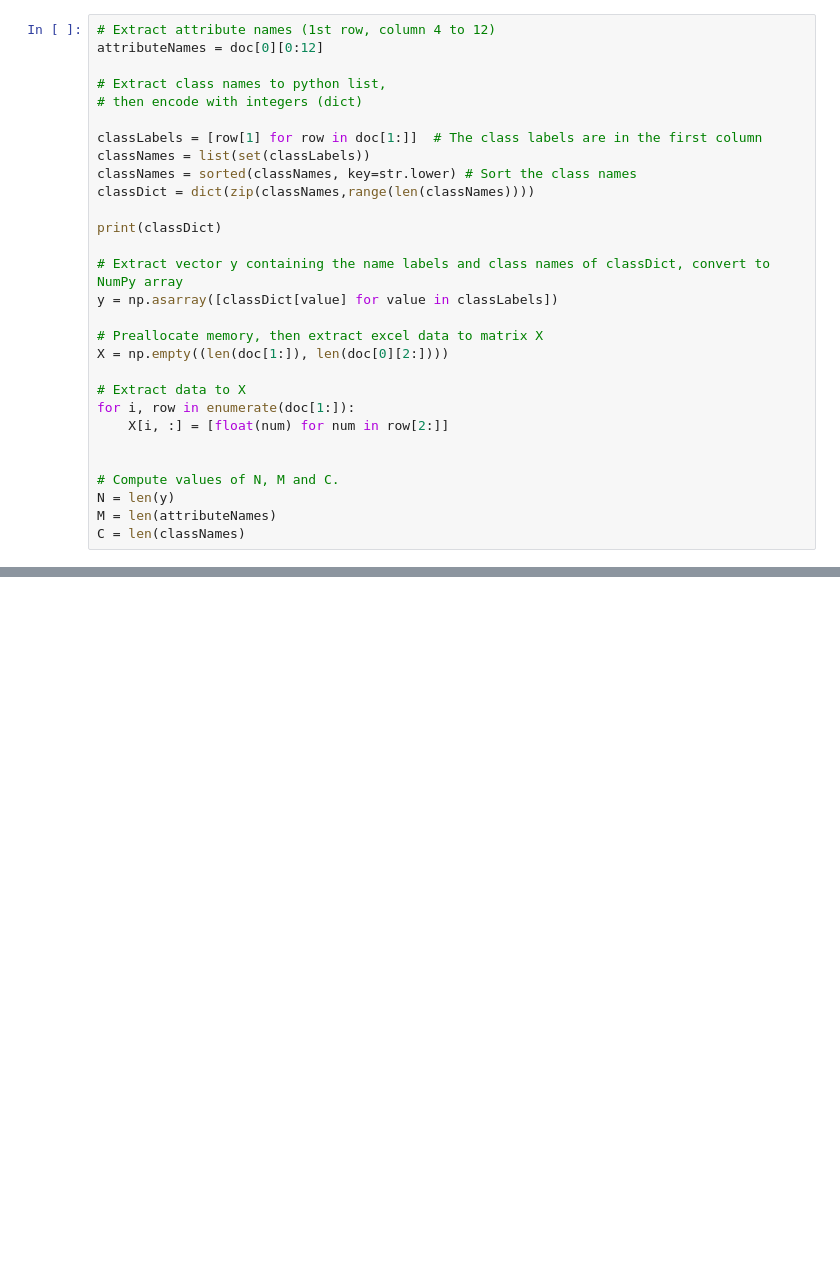
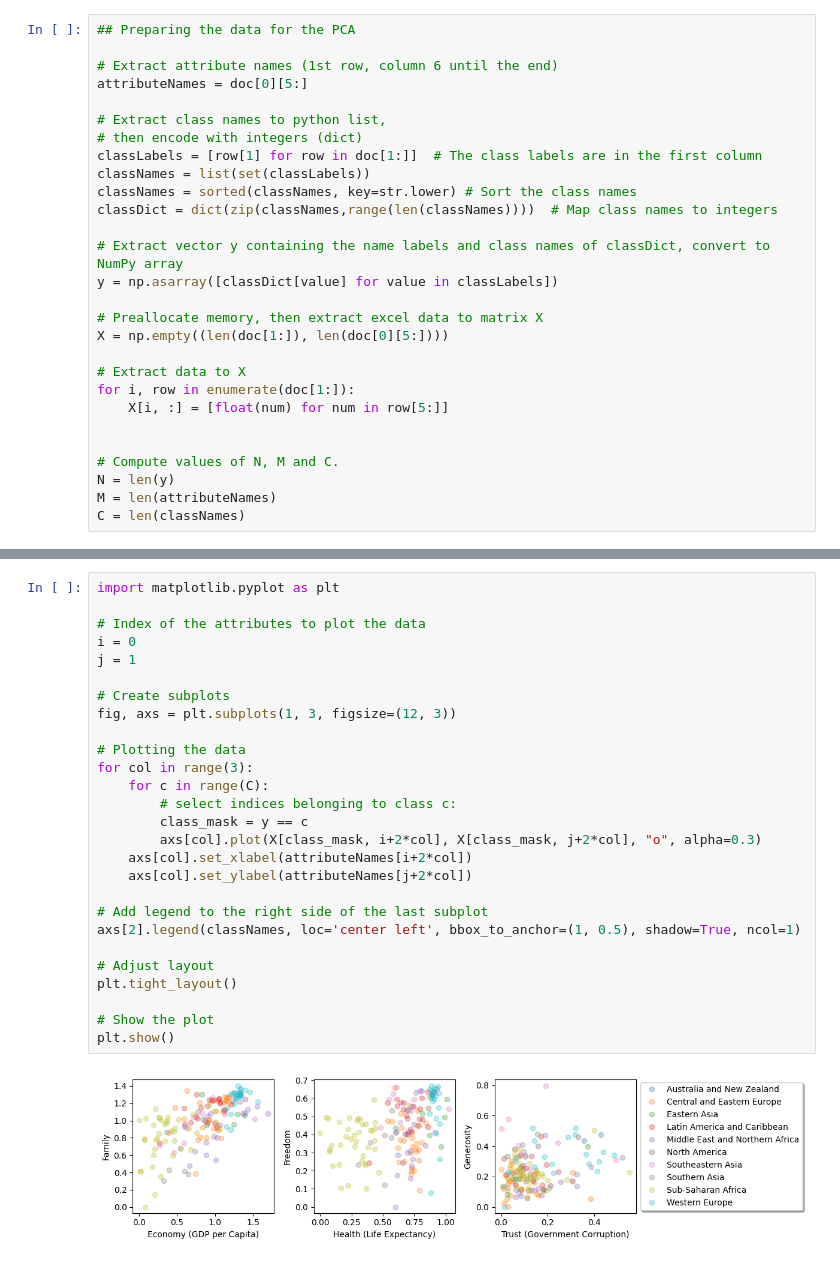
Before and after one commit to Max-f123/Intro_to_ML, a Jupyter notebook: Model_Max.ipynb, the cells around one changed output, grey strips where cells are left out. Saved outputs shown, nothing was run; the diff lists cells and outputs as text; blank space fills up the shorter version.

```diff
--- a/Model_Max.ipynb
+++ b/Model_Max.ipynb
@@ -37,26 +31,25 @@ doc
 # %%
-# Extract attribute names (1st row, column 4 to 12)
-attributeNames = doc[0][0:12]
+## Preparing the data for the PCA
+
+# Extract attribute names (1st row, column 6 until the end)
+attributeNames = doc[0][5:]
 
 # Extract class names to python list,
 # then encode with integers (dict)
-
 classLabels = [row[1] for row in doc[1:]]  # The class labels are in the first column
 classNames = list(set(classLabels))
 classNames = sorted(classNames, key=str.lower) # Sort the class names
-classDict = dict(zip(classNames,range(len(classNames))))
-
-print(classDict)
+classDict = dict(zip(classNames,range(len(classNames))))  # Map class names to integers
 
 # Extract vector y containing the name labels and class names of classDict, convert to NumPy array
 y = np.asarray([classDict[value] for value in classLabels])
 
 # Preallocate memory, then extract excel data to matrix X
-X = np.empty((len(doc[1:]), len(doc[0][2:])))
+X = np.empty((len(doc[1:]), len(doc[0][5:])))
 
 # Extract data to X
 for i, row in enumerate(doc[1:]):
-    X[i, :] = [float(num) for num in row[2:]]
+    X[i, :] = [float(num) for num in row[5:]]
 
 
 # Compute values of N, M and C.
@@ -83,0 +61,29 @@ C = len(classNames)
+# %%
+import matplotlib.pyplot as plt
+
+# Index of the attributes to plot the data
+i = 0
+j = 1
+
+# Create subplots
+fig, axs = plt.subplots(1, 3, figsize=(12, 3))
+
+# Plotting the data
+for col in range(3):
+    for c in range(C):
+        # select indices belonging to class c:
+        class_mask = y == c
+        axs[col].plot(X[class_mask, i+2*col], X[class_mask, j+2*col], "o", alpha=0.3)
+    axs[col].set_xlabel(attributeNames[i+2*col])
+    axs[col].set_ylabel(attributeNames[j+2*col])
+
+# Add legend to the right side of the last subplot
+axs[2].legend(classNames, loc='center left', bbox_to_anchor=(1, 0.5), shadow=True, ncol=1)
+
+# Adjust layout
+plt.tight_layout()
+
+# Show the plot
+plt.show()
+# %% [output]
+[figure, added]
```
Also changed, not shown: parts of 31 cells of this notebook, 3 other files.
